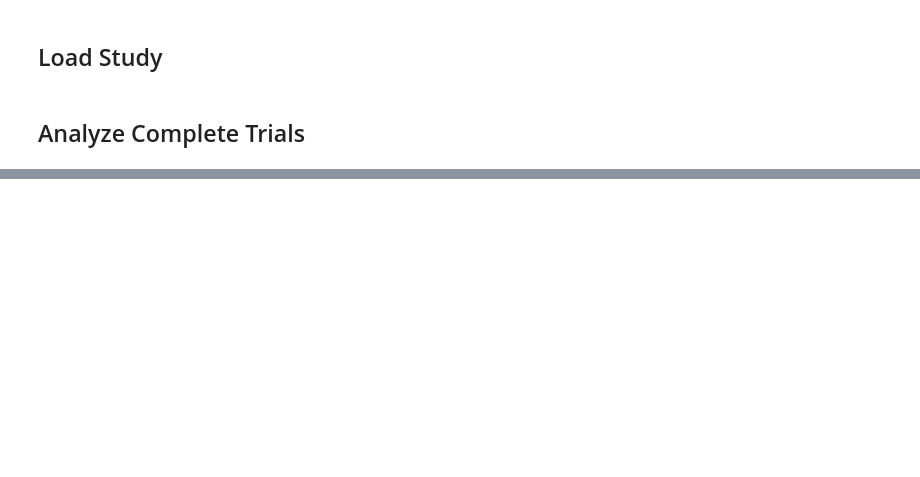
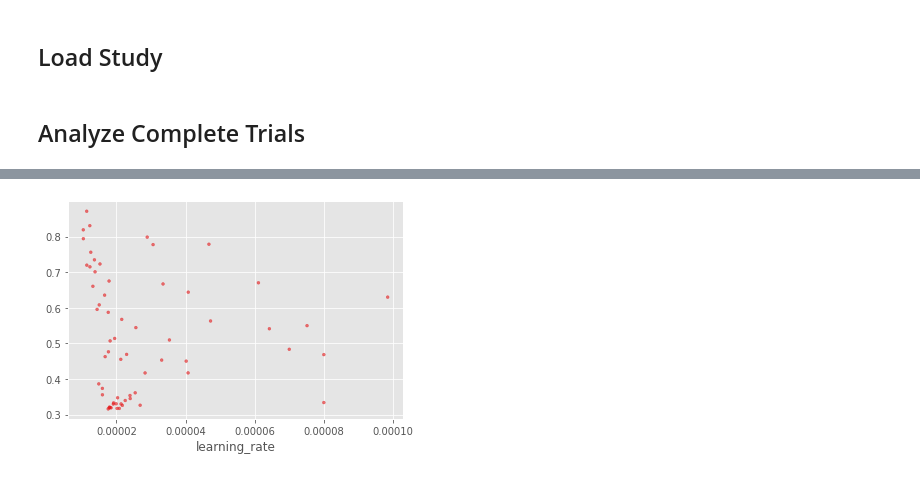
Before and after one commit to goerlitz/nlp-classification, a Jupyter notebook: notebooks/10kGNAD/colab/21d_10kGNAD_optuna_trial_analysis.ipynb, the cells around one changed output, grey strips where cells are left out. Saved outputs shown, nothing was run; the diff lists cells and outputs as text; code cells hidden in the pictures; blank space fills up the shorter version.

```diff
--- a/notebooks/10kGNAD/colab/21d_10kGNAD_optuna_trial_analysis.ipynb
+++ b/notebooks/10kGNAD/colab/21d_10kGNAD_optuna_trial_analysis.ipynb
@@ -104 +157,7 @@ fig.show()
+# %%
+# plt.scatter(trial_df.eval_loss, trial_df.learning_rate, c=trial_df.best, cmap="Set1_r", alpha=0.6, s=8);
+plt.scatter(trial_df.learning_rate, trial_df.eval_loss, c=trial_df.per_device_train_batch_size, cmap="Set1", alpha=0.6, s=8);
+plt.xlabel("learning_rate");
+# %% [output]
+[figure, added]
 # %%
```
Also changed, not shown: parts of 17 cells of this notebook.
